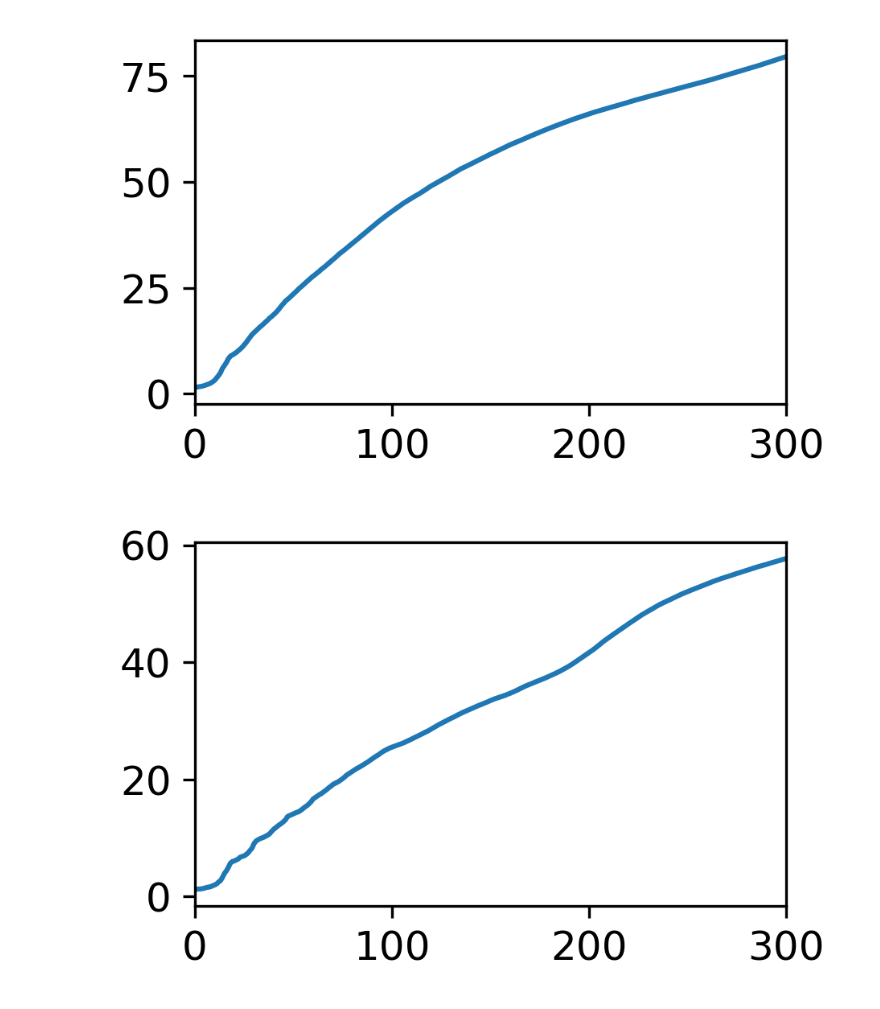
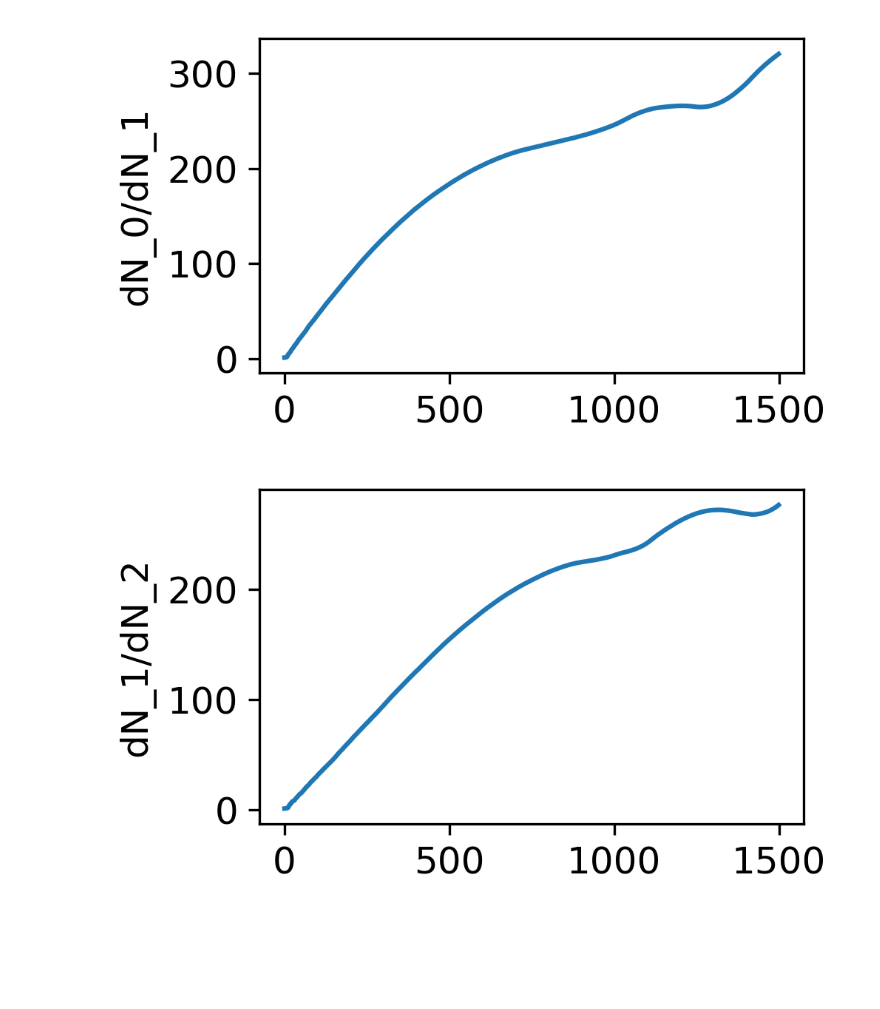
Before and after one commit to flabowski/n_widths_for_transport, a Jupyter notebook: random IC.ipynb, the cells around one changed output. Cells and saved outputs as stored; diff of their text form; code cells hidden in the pictures; blank space fills up the shorter version.

Commit message:
updated figures

```diff
--- a/random IC.ipynb
+++ b/random IC.ipynb
@@ -11,7 +14,7 @@ from basis_functions import SVD, Trigonometric, Trigonometric2, TrigonometricOdd
 # %%
-dim = 2
+dim = 1
 if dim == 1:
     m, n, r = 2500, 2500, 1500
 if dim == 2:
-    m1, m2, n, r = 500, 500, 500,  300
+    m1, m2, n, r = 750, 750, 750,  500
 #x = Domain([0, 1], m)
@@ -96,0 +21,18 @@ def plot_f_2D(y):
+# %%
+import matplotlib.pyplot as plt
+import matplotlib as mpl
+cmap = plt.cm.plasma
+page_width_pt = 455.24
+pt2in = 0.01389
+pt2cm = 0.0352777778
+cm2in = 1/2.54
+plot_width_in = page_width_pt*pt2in/2
+print(plot_width_in/cm2in)
+
+plt.rcParams["figure.figsize"] = (plot_width_in, plot_width_in/1.61803398875)
+plt.rcParams['font.size'] = 12
+plt.rcParams['figure.dpi'] = 300
+plt.rcParams['savefig.dpi'] = 300
+#mpl.rc('text', usetex=True)
+mpl.rc('font', family='serif', size=12, serif='Computer Modern Roman')
+pth = "../Plots/"
@@ -152,8 +157,10 @@ def make_random_IC_2D(nx=20, ny=10):
     return y
 
 if dim == 1:
-    f = make_random_IC()
+    s = 20
+    f = make_random_IC(s=s)
 if dim == 2:
-    f = make_random_IC_2D()
+    s = 4
+    f = make_random_IC_2D(nx=s*2, ny=s)
 f.shape
 # %% [output]
@@ -187 +189,7 @@ print(X.shape)
+# %%
+def ddx(y, n=1):
+    derivative = y
+    for i in range(n):
+        derivative = np.diff(derivative, prepend=0)
+    return derivative
 # %%
@@ -262,10 +333,12 @@ No artists with labels found to put in legend.  Note that artists whose label st
 # %%
+N = np.arange(r)
 for i in range(4):
     fig, ax = plt.subplots()
-    plt.plot((results[i]/results[i+1]))
-    plt.xlim(0, r)
-#    plt.ylim(0, 500)
+    plt.plot(N, (results[i]/results[i+1])[N])
+    #plt.xlim(0, 750)
+    #plt.ylim(0, 25)
+    plt.ylabel("dN_{:.0f}/dN_{:.0f}".format(i, i+1))
     plt.show()
 # %% [output]
-[figure, old version]
+[figure, new version]
-[figure, old version]
+[figure, new version]
```
Also changed, not shown: parts of 15 cells of this notebook.
